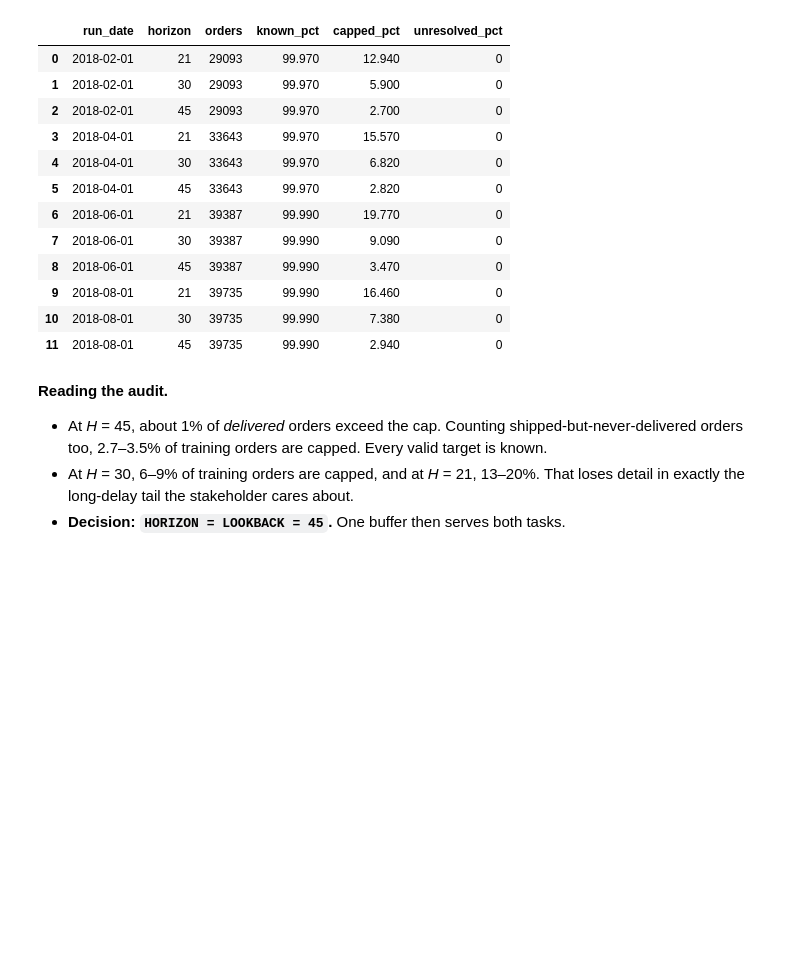
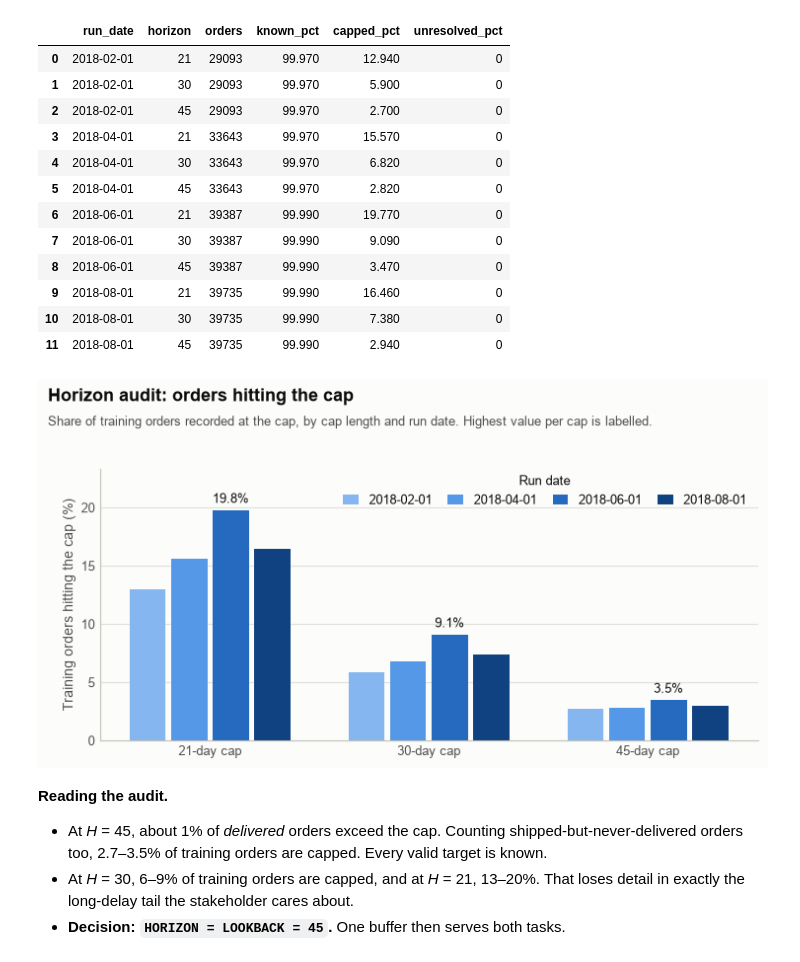
Before and after one commit to mushroomyyy/Team8_IT5006_Ecommerce_Analytics_AY2627Sem1, a Jupyter notebook: phase2/model_regression_dev.ipynb, the cells around one changed output. Cells and saved outputs as stored; diff of their text form; code cells hidden in the pictures; blank space fills up the shorter version.

```diff
--- a/phase2/model_regression_dev.ipynb
+++ b/phase2/model_regression_dev.ipynb
@@ -161,6 +163,10 @@ display(horizon_audit.round(2))
 | 9 | 2018-08-01 | 21 | 39735 | 99.990 | 16.460 | 0 |
 | 10 | 2018-08-01 | 30 | 39735 | 99.990 | 7.380 | 0 |
 | 11 | 2018-08-01 | 45 | 39735 | 99.990 | 2.940 | 0 |
+# %%
+figs.plot_horizon_audit(horizon_audit, save_path=f'{FIGURE_DIR}/01_horizon_audit.png')
+# %% [output]
+[figure, added]
 # %% [markdown]
 **Reading the audit.**
 - At *H* = 45, about 1% of *delivered* orders exceed the cap. Counting shipped-but-never-delivered orders too, 2.7–3.5% of training orders are capped. Every valid target is known.
```
Also changed, not shown: parts of 11 cells of this notebook, 10 other files.
